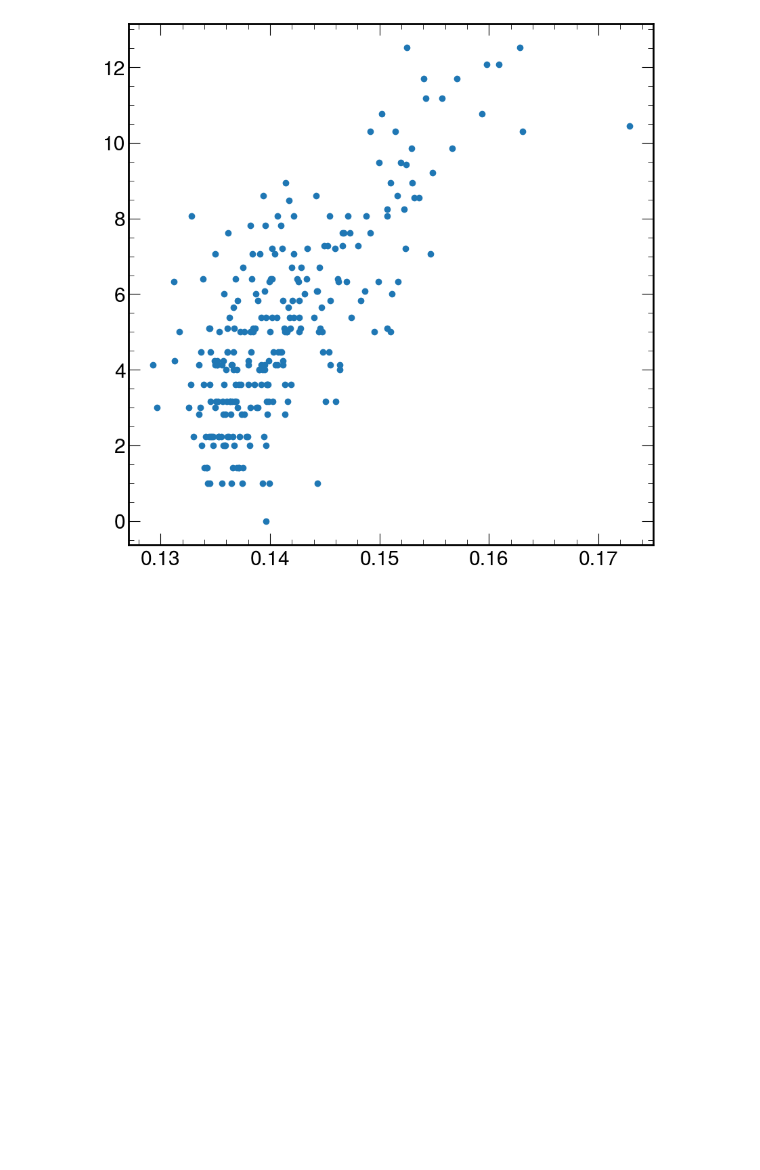
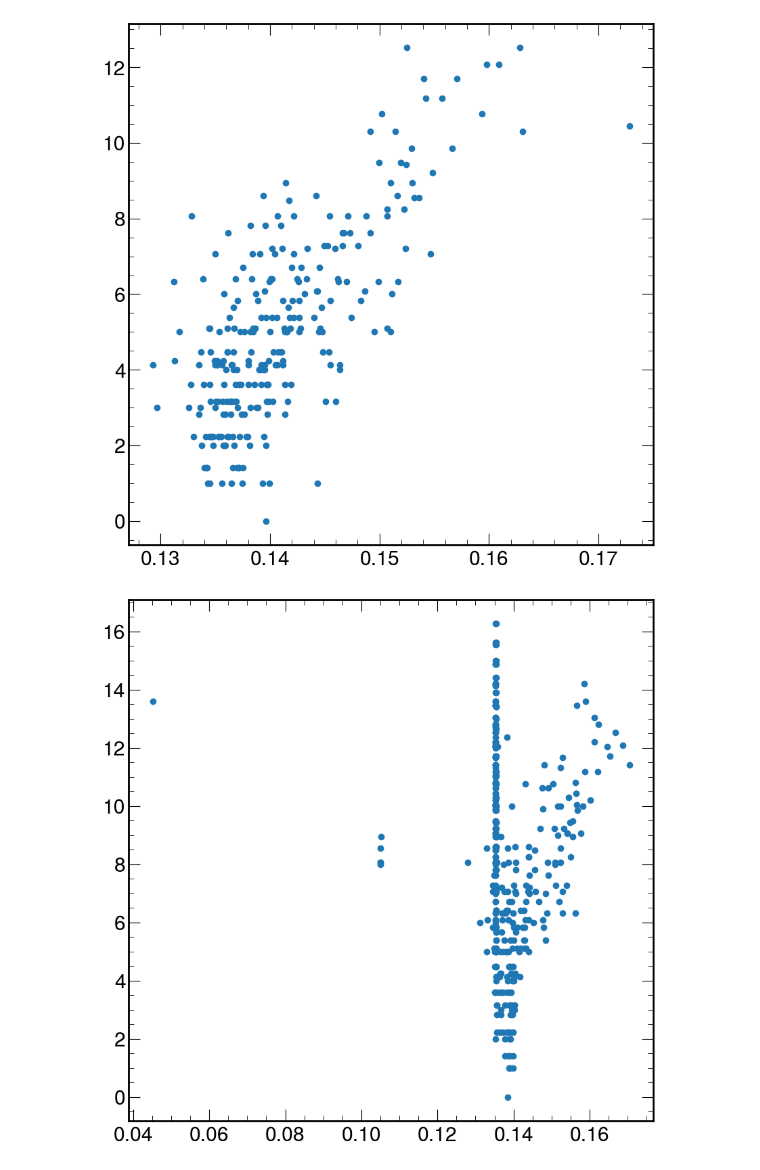
Before and after one commit to rodr1001/my_code, a Jupyter notebook: ldmx/calibration/working-iradius.ipynb, the cells around one changed output. Drawn from its saved outputs; the diff is of its cells as text; code cells hidden in the pictures; blank space fills up the shorter version.

```diff
--- a/ldmx/calibration/working-iradius.ipynb
+++ b/ldmx/calibration/working-iradius.ipynb
@@ -24,3 +24,19 @@ plt.scatter(picked.MPV,picked.iradius)
 plt.show()
 # %% [output]
 [figure]
+# %%
+cellstats = pd.read_csv('cellstats.csv')
+# %%
+cellstats["iradius"]=np.sqrt((cellstats["U"]-11)*(cellstats["U"]-11)+(cellstats["V"]-11)*(cellstats["V"]-11))
+# %%
+picked=cellstats[((cellstats.MPV_Error/cellstats.MPV)<0.05)&(cellstats.Layer<2)&(cellstats.MPV>0)&(cellstats.MPV<1)]
+# %%
+plt.scatter(picked.MPV,picked.iradius)
+#plt.ylabel('Cells')
+#plt.xlabel('MPV from Fit / MeV')
+#plt.yscale('log')
+#plt.legend()
+#plt.savefig('chi2ndf.png')
+plt.show()
+# %% [output]
+[figure, added]
```
Also changed, not shown: 2 other files.
